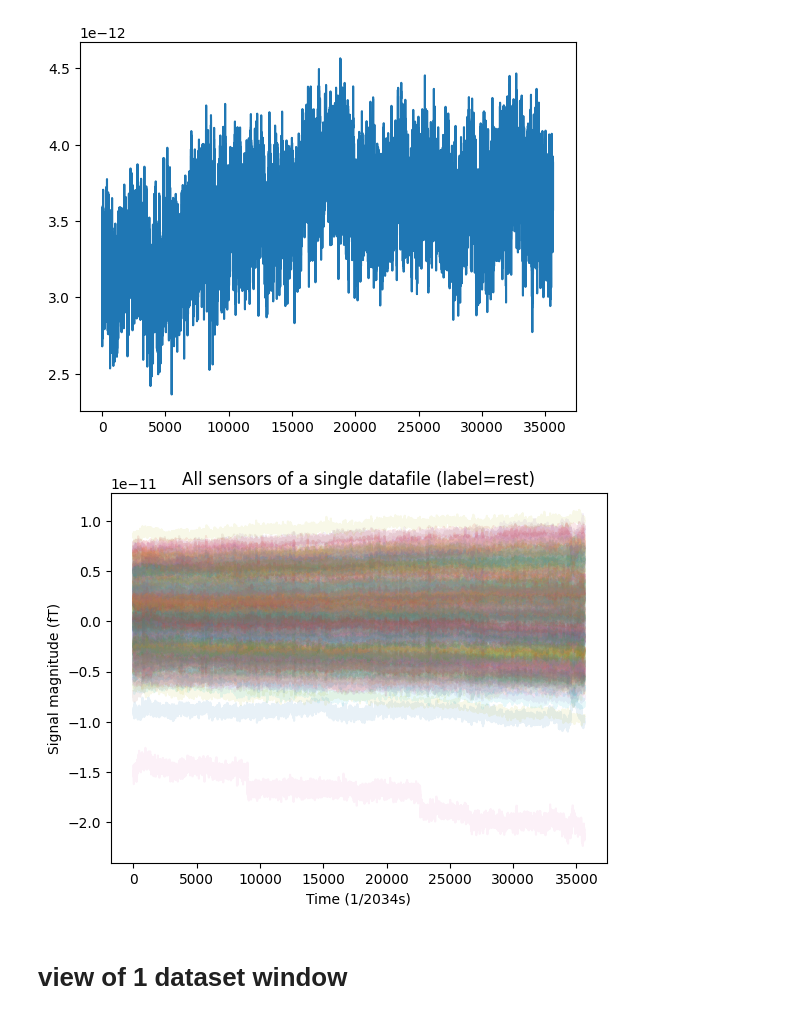
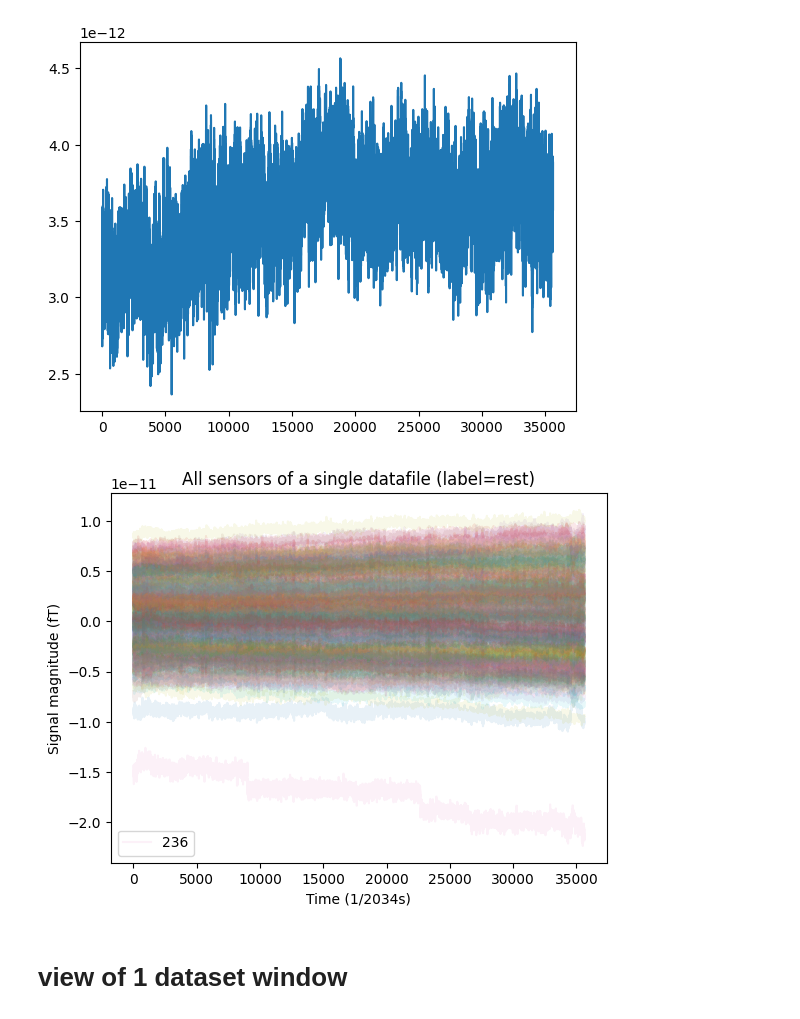
Before and after one commit to JorisHeemskerk/INFOMDLR, a Jupyter notebook: assignment_2/data_exploration.ipynb, the cells around one changed output. Cells and saved outputs as stored; diff of their text form; code cells hidden in the pictures.

```diff
--- a/assignment_2/data_exploration.ipynb
+++ b/assignment_2/data_exploration.ipynb
@@ -22,20 +22,20 @@ plt.show()
 [figure]
 # %%
 for i in range(dataset.shape[0]):
-    # avg = dataset[i].mean()
-    # if avg < -1e-11:
-    #     plt.plot(dataset[i], label=i, alpha=0.1)
-    # else:
-    plt.plot(dataset[i], alpha=0.1)
+    avg = dataset[i].mean()
+    if avg < -1e-11:
+        plt.plot(dataset[i], label=i, alpha=0.1)
+    else:
+        plt.plot(dataset[i], alpha=0.1)
 
-# plt.legend(loc="lower left")
+plt.legend(loc="lower left")
 plt.ylabel("Signal magnitude (fT)")
 plt.xlabel("Time (1/2034s)")
 plt.title(f"All sensors of a single datafile (label={filename.split('\\')[-1].split('_')[0]})")
 
 plt.show()
 # %% [output]
-[figure, old version]
+[figure, new version]
 # %% [markdown]
 # view of 1 dataset window
 # %%
```
Also changed, not shown: parts of 2 cells of this notebook, 5 other files.
